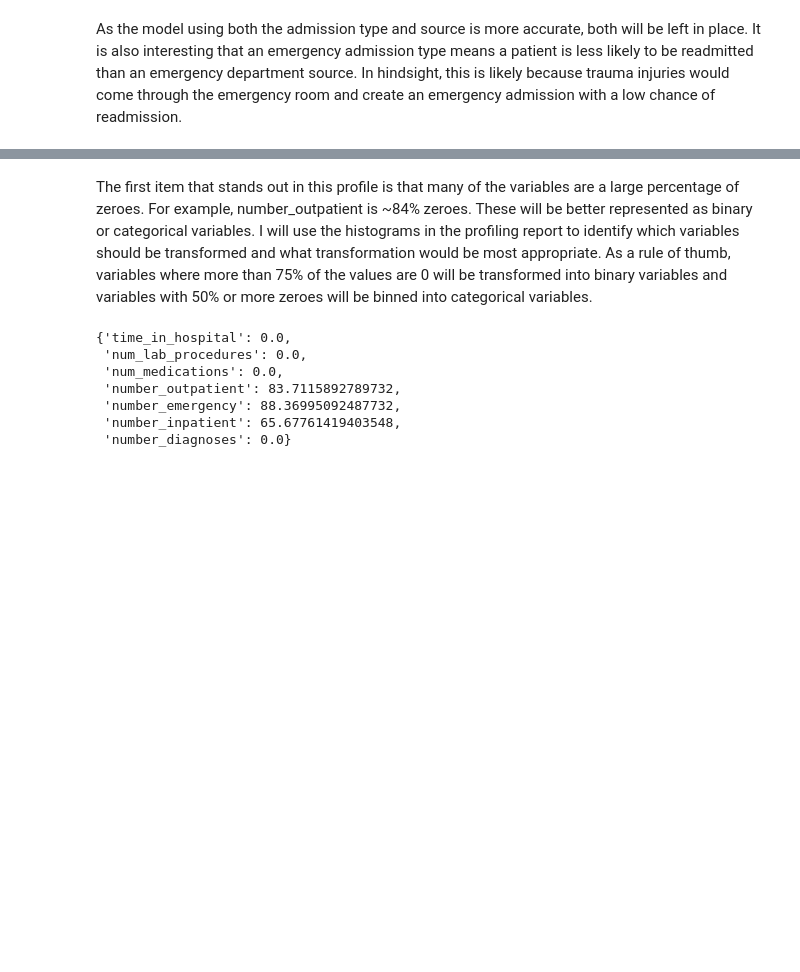
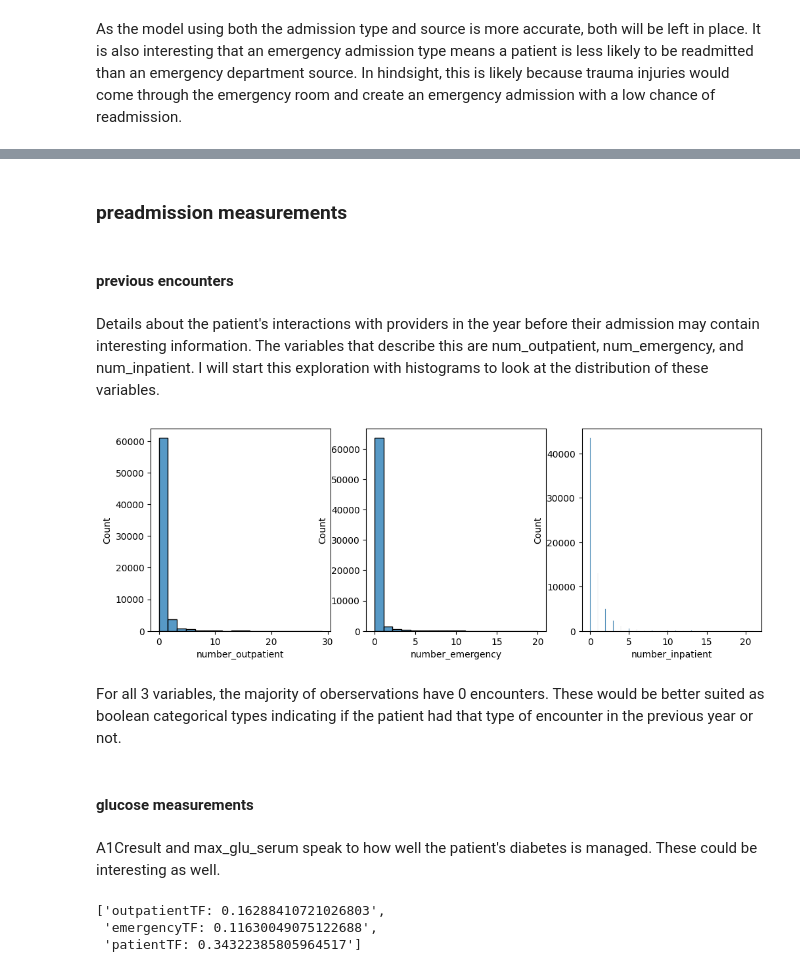
Before and after one commit to ashbyj/PredictingReadmissions, a Jupyter notebook: notebooks/2-ja-eda.ipynb, the cells around one changed output, grey strips where cells are left out. Drawn from its saved outputs; the diff is of its cells as text; code cells hidden in the pictures; blank space fills up the shorter version.

```diff
--- a/notebooks/2-ja-eda.ipynb
+++ b/notebooks/2-ja-eda.ipynb
@@ -404,12 +376,18 @@ VBox(children=(Tab(children=(Tab(children=(GridBox(children=(VBox(children=(Grid
-# %% [markdown]
-The first item that stands out in this profile is that many of the variables are a large percentage of zeroes.  For example, number_outpatient is ~84% zeroes.  These will be better represented as binary or categorical variables.  I will use the histograms in the profiling report to identify which variables should be transformed and what transformation would be most appropriate.  As a rule of thumb, variables where more than 75% of the values are 0 will be transformed into binary variables and variables with 50% or more zeroes will be binned into categorical variables.
-# %%
-{col: (encounter_attributes[col] == 0).mean() * 100 for col in encounter_attributes}
-# %% [output]
-{'time_in_hospital': 0.0,
- 'num_lab_procedures': 0.0,
- 'num_medications': 0.0,
- 'number_outpatient': 83.7115892789732,
- 'number_emergency': 88.36995092487732,
- 'number_inpatient': 65.67761419403548,
- 'number_diagnoses': 0.0}
+# %% [markdown]
+### preadmission measurements <a id="preadmit_metrics"></a>
+# %% [markdown]
+#### previous encounters <a id="prev_enc"></a>
+# %% [markdown]
+Details about the patient's interactions with providers in the year before their admission may contain interesting information.  The variables that describe this are num_outpatient, num_emergency, and num_inpatient.  I will start this exploration with histograms to look at the distribution of these variables.
+# %%
+fig, ax = plt.subplots(1, 3, figsize=(12,4))
+
+sns.histplot(twoRace['number_outpatient'], ax=ax[0], label='outpatient')
+sns.histplot(twoRace['number_emergency'], ax=ax[1], label='emergency')
+sns.histplot(twoRace['number_inpatient'], ax=ax[2], label='intpatient')
+
+plt.show()
+# %% [output]
+[figure, added]
+# %% [markdown]
+For all 3 variables, the majority of oberservations have 0 encounters.  These would be better suited as boolean categorical types indicating if the patient had that type of encounter in the previous year or not.
@@ -415,0 +400,10 @@ The first item that stands out in this profile is that many of the variables are
+# %% [markdown]
+#### glucose measurements<a id="glu_meas"></a>
+# %% [markdown]
+A1Cresult and max_glu_serum speak to how well the patient's diabetes is managed.  These could be interesting as well.
+# %%
+[f'{x}: {twoRace[x].mean()}' for x in ['outpatientTF','emergencyTF','patientTF']]
+# %% [output]
+['outpatientTF: 0.16288410721026803',
+ 'emergencyTF: 0.11630049075122688',
+ 'patientTF: 0.34322385805964517']
```
Also changed, not shown: parts of 49 cells of this notebook.
